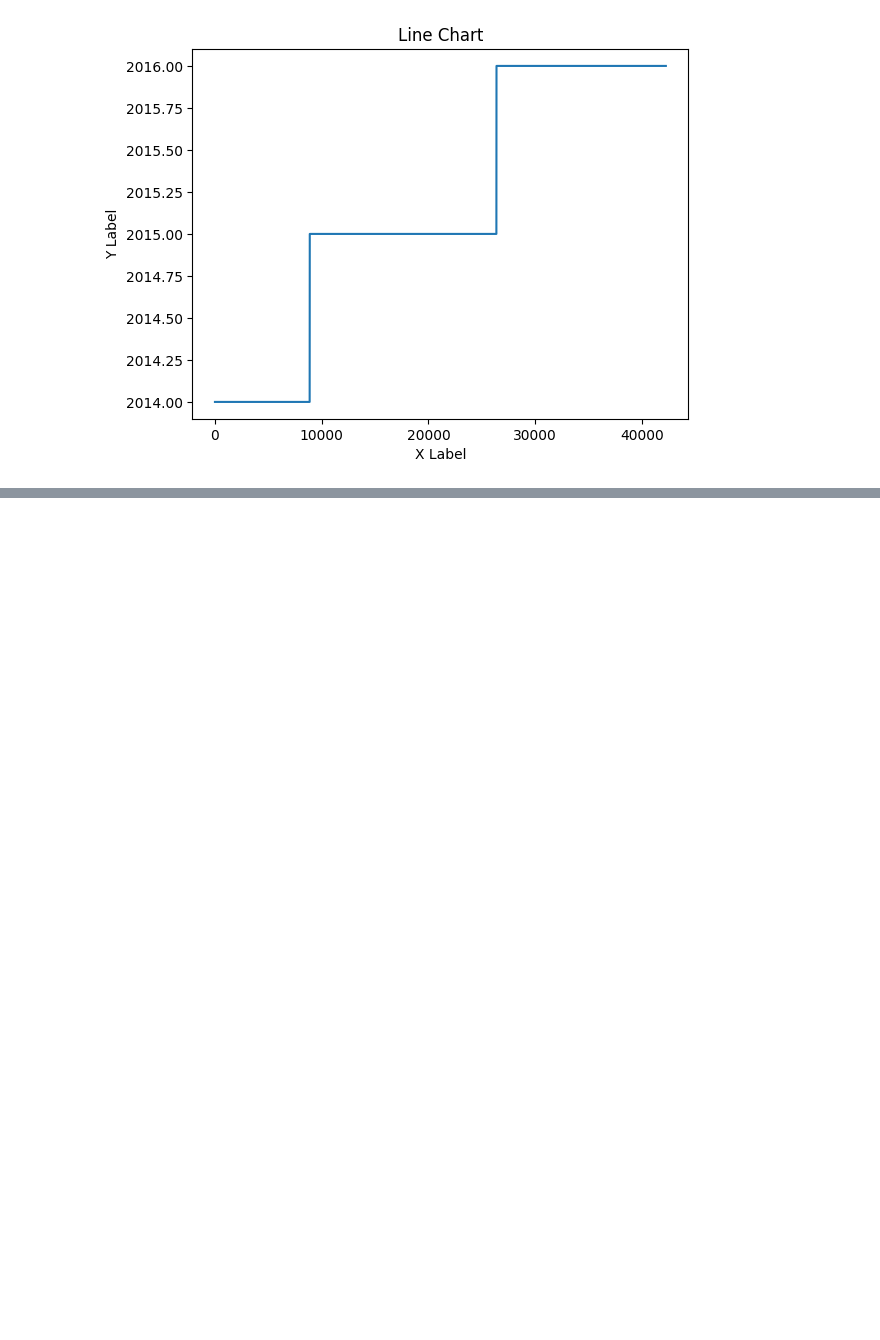
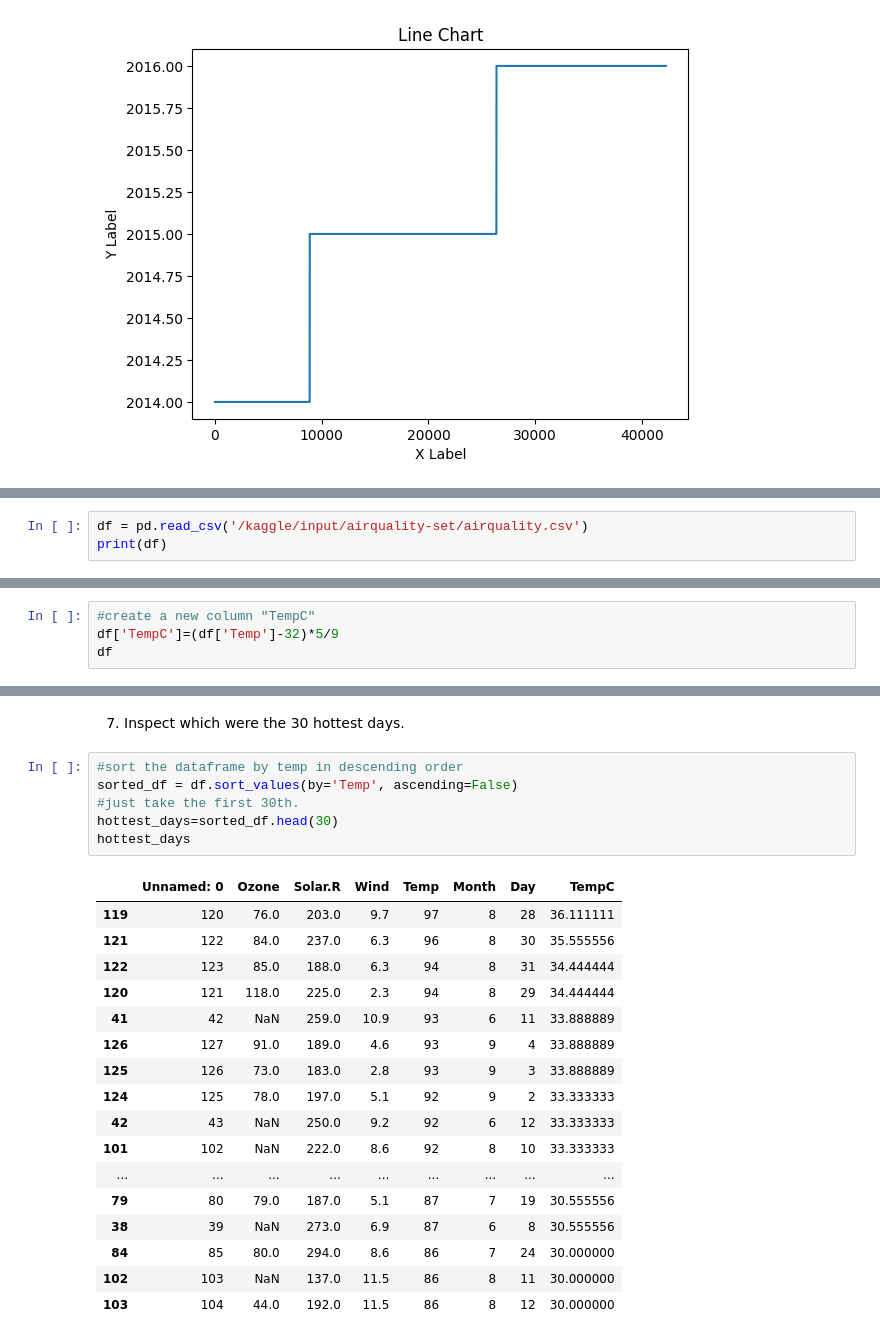
Before and after one commit to Sthe12/Trabajos-DataMining-y-MachineLearning, a Jupyter notebook: Taller-Introduction to Python for Machine Learning.ipynb, the cells around one changed output, grey strips where cells are left out. Saved outputs shown, nothing was run; the diff lists cells and outputs as text; blank space fills up the shorter version.

```diff
--- a/Taller-Introduction to Python for Machine Learning.ipynb
+++ b/Taller-Introduction to Python for Machine Learning.ipynb
@@ -181,0 +244,3 @@ plt.show()
+# %%
+df = pd.read_csv('/kaggle/input/airquality-set/airquality.csv')
+print(df)
@@ -181,0 +342,4 @@ plt.show()
+# %%
+#create a new column "TempC"
+df['TempC']=(df['Temp']-32)*5/9
+df
@@ -181,0 +360,26 @@ plt.show()
+# %% [markdown]
+7. Inspect which were the 30 hottest days.
+# %%
+#sort the dataframe by temp in descending order
+sorted_df = df.sort_values(by='Temp', ascending=False)
+#just take the first 30th.
+hottest_days=sorted_df.head(30)
+hottest_days
+# %% [output]
+|  | Unnamed: 0 | Ozone | Solar.R | Wind | Temp | Month | Day | TempC |
+| 119 | 120 | 76.0 | 203.0 | 9.7 | 97 | 8 | 28 | 36.111111 |
+| 121 | 122 | 84.0 | 237.0 | 6.3 | 96 | 8 | 30 | 35.555556 |
+| 122 | 123 | 85.0 | 188.0 | 6.3 | 94 | 8 | 31 | 34.444444 |
+| 120 | 121 | 118.0 | 225.0 | 2.3 | 94 | 8 | 29 | 34.444444 |
+| 41 | 42 | NaN | 259.0 | 10.9 | 93 | 6 | 11 | 33.888889 |
+| 126 | 127 | 91.0 | 189.0 | 4.6 | 93 | 9 | 4 | 33.888889 |
+| 125 | 126 | 73.0 | 183.0 | 2.8 | 93 | 9 | 3 | 33.888889 |
+| 124 | 125 | 78.0 | 197.0 | 5.1 | 92 | 9 | 2 | 33.333333 |
+| 42 | 43 | NaN | 250.0 | 9.2 | 92 | 6 | 12 | 33.333333 |
+| 101 | 102 | NaN | 222.0 | 8.6 | 92 | 8 | 10 | 33.333333 |
+| ... | ... | ... | ... | ... | ... | ... | ... | ... |
+| 79 | 80 | 79.0 | 187.0 | 5.1 | 87 | 7 | 19 | 30.555556 |
+| 38 | 39 | NaN | 273.0 | 6.9 | 87 | 6 | 8 | 30.555556 |
+| 84 | 85 | 80.0 | 294.0 | 8.6 | 86 | 7 | 24 | 30.000000 |
+| 102 | 103 | NaN | 137.0 | 11.5 | 86 | 8 | 11 | 30.000000 |
+| 103 | 104 | 44.0 | 192.0 | 11.5 | 86 | 8 | 12 | 30.000000 |
```
Also changed, not shown: parts of 39 cells of this notebook.
